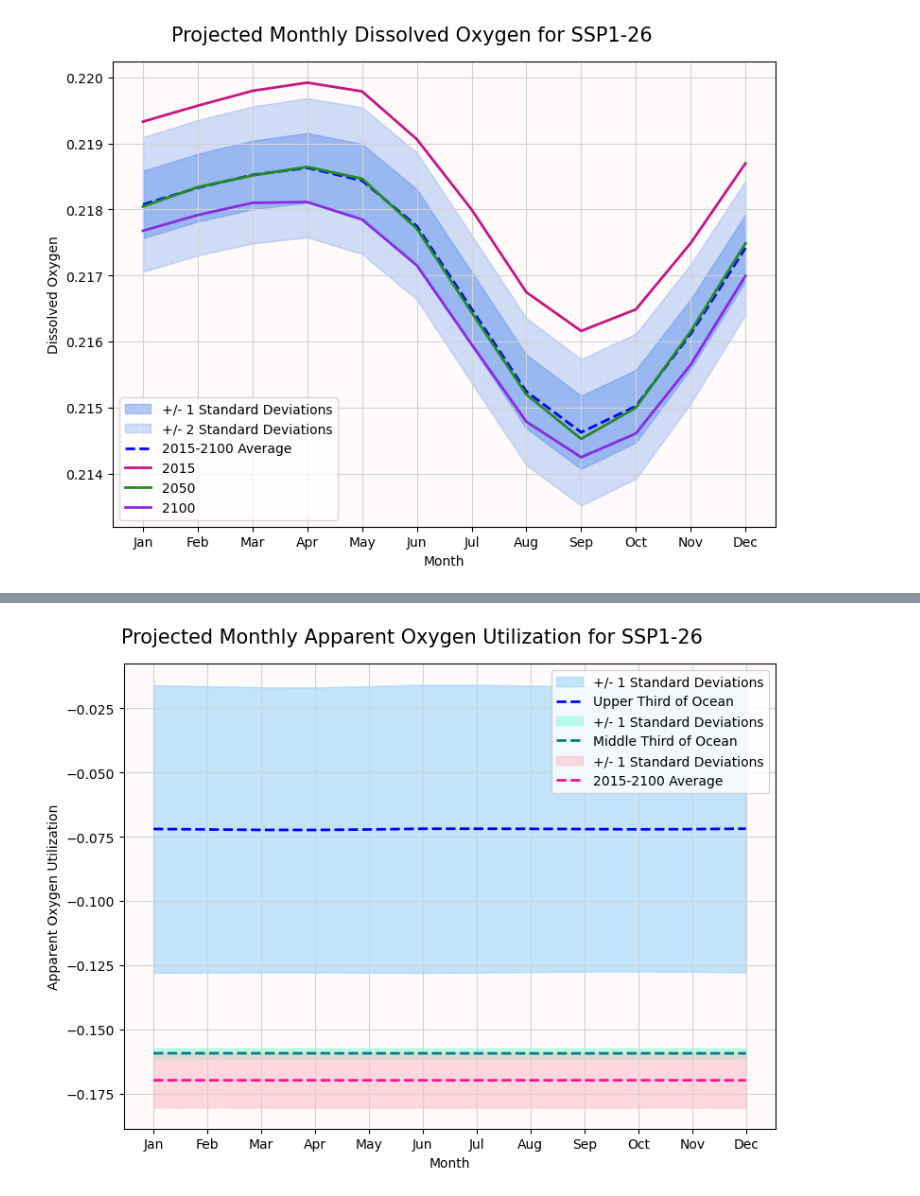
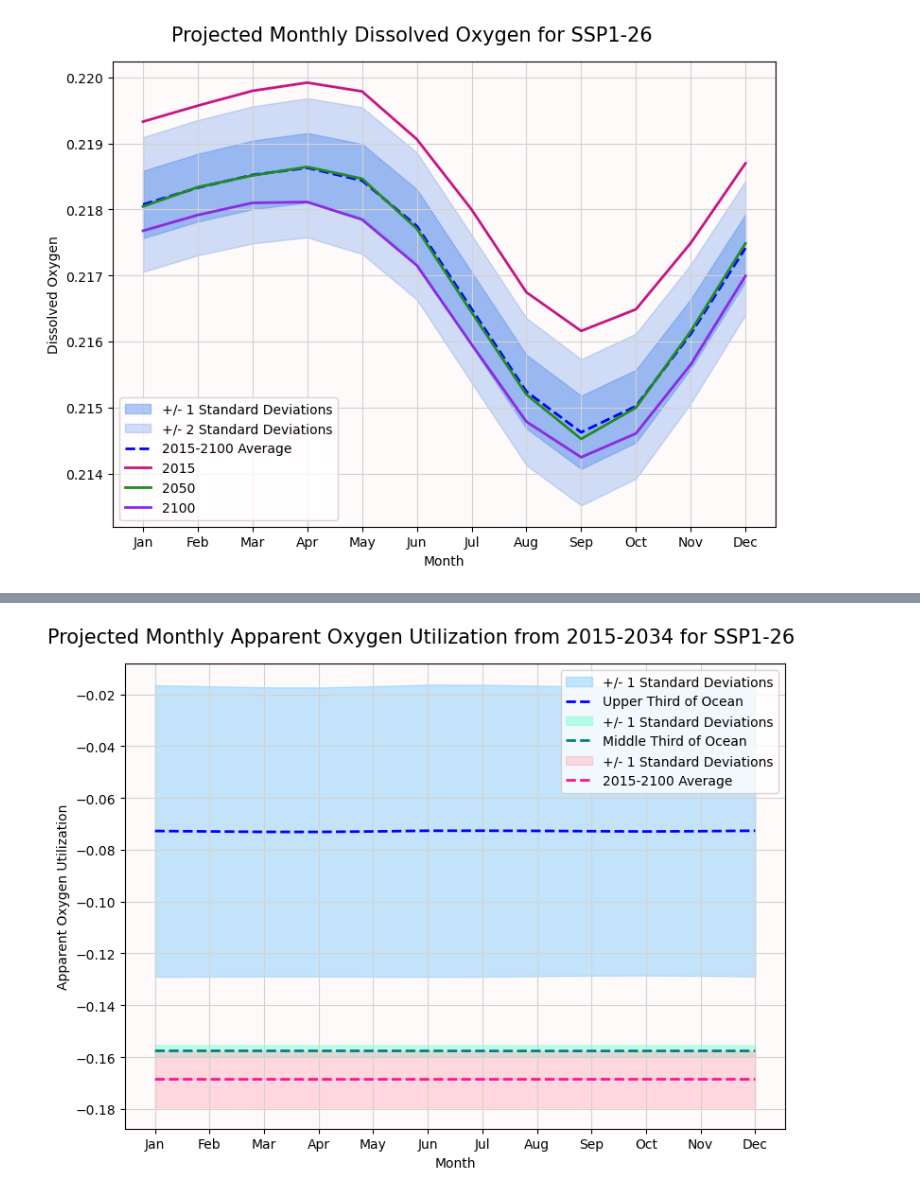
Before and after one commit to EES-3506-5506/final_holtzman, a Jupyter notebook: notebooks/Datasets.ipynb, the cells around one changed output, grey strips where cells are left out. Cells and saved outputs as stored; diff of their text form; code cells hidden in the pictures.

```diff
--- a/notebooks/Datasets.ipynb
+++ b/notebooks/Datasets.ipynb
@@ -427,0 +430,2 @@ monthlyAOU=AOU.groupby('time.month').mean(dim='time').mean(dim='latitude').mean(
+# %%
+start_AOU=AOU.sel(time=slice('2015-01-16','2034-12-16')).groupby('time.month').mean(dim='time').mean(dim='latitude').mean(dim='longitude')
@@ -432,40 +441,47 @@ AOU_lower=monthlyAOU.sel(lev=slice(3000, 6500))
 # %%
-avg_upper=AOU_upper.mean(dim='lev')
-std_upper=AOU_upper.std(dim='lev')
-avg_middle=AOU_middle.mean(dim='lev')
-std_middle=AOU_middle.std(dim='lev')
-avg_lower=AOU_lower.mean(dim='lev')
-std_lower=AOU_lower.std(dim='lev')
+start_avg_upper=start_AOU_upper.mean(dim='lev')
+start_std_upper=start_AOU_upper.std(dim='lev')
+start_avg_middle=start_AOU_middle.mean(dim='lev')
+start_std_middle=start_AOU_middle.std(dim='lev')
+start_avg_lower=start_AOU_lower.mean(dim='lev')
+start_std_lower=start_AOU_lower.std(dim='lev')
+
+end_avg_upper=end_AOU_upper.mean(dim='lev')
+end_std_upper=end_AOU_upper.std(dim='lev')
+end_avg_middle=end_AOU_middle.mean(dim='lev')
+end_std_middle=end_AOU_middle.std(dim='lev')
+end_avg_lower=end_AOU_lower.mean(dim='lev')
+end_std_lower=end_AOU_lower.std(dim='lev')
 # %%
 %%time
 fig, (ax) = plt.subplots(nrows = 1, ncols = 1, figsize = (8, 6))
 
-fig.suptitle('Projected Monthly Apparent Oxygen Utilization for SSP1-26', fontsize=15)
+fig.suptitle('Projected Monthly Apparent Oxygen Utilization from 2015-2034 for SSP1-26', fontsize=15)
 
 ax.grid(color='lightgrey')
 
-ax.fill_between(avg_upper['month'], avg_upper+std_upper,avg_upper-std_upper,
+ax.fill_between(start_avg_upper['month'], start_avg_upper+start_std_upper,start_avg_upper-start_std_upper,
                 label='+/- 1 Standard Deviations',alpha=0.5, color='lightskyblue')
 #ax.fill_between(avg_upper['month'], avg_upper+(2*std_upper),avg_upper-(2*std_upper),
                # label='+/- 2 Standard Deviations',alpha=0.3, color='lightskyblue')
-ax.plot(avg_upper['month'],
-        avg_upper, linewidth=2, linestyle='--',
+ax.plot(start_avg_upper['month'],
+        start_avg_upper, linewidth=2, linestyle='--',
         label='Upper Third of Ocean', color='blue')
 
-ax.fill_between(avg_middle['month'], avg_middle+std_middle,avg_middle-std_middle,
+ax.fill_between(start_avg_middle['month'], start_avg_middle+start_std_middle,start_avg_middle-start_std_middle,
                 label='+/- 1 Standard Deviations',alpha=0.5, color='aquamarine')
 #ax.fill_between(avg_middle['month'], avg_middle+(2*std_middle),avg_middle-(2*std_middle),
                # label='+/- 2 Standard Deviations',alpha=0.3, color='aquamarine')
-ax.plot(avg_middle['month'],
-        avg_middle, linewidth=2, linestyle='--',
+ax.plot(start_avg_middle['month'],
+        start_avg_middle, linewidth=2, linestyle='--',
         label='Middle Third of Ocean', color='teal')
 
-ax.fill_between(avg_lower['month'], avg_lower+std_lower,avg_lower-std_lower,
+ax.fill_between(start_avg_lower['month'], start_avg_lower+start_std_lower,start_avg_lower-start_std_lower,
               label='+/- 1 Standard Deviations',alpha=0.5, color='lightpink')
 #ax.fill_between(avg_lower['month'], avg_lower+(2*std_lower),avg_lower-(2*std_lower),
                # label='+/- 2 Standard Deviations',alpha=0.3, color='lightpink')
-ax.plot(avg_lower['month'],
-        avg_lower, linewidth=2, linestyle='--',
+ax.plot(start_avg_lower['month'],
+        start_avg_lower, linewidth=2, linestyle='--',
         label='2015-2100 Average', color='deeppink')
 
 
@@ -485 +501 @@ Wall time: 9min 15s
-[figure, old version]
+[figure, new version]
```
Also changed, not shown: parts of 11 cells of this notebook.
